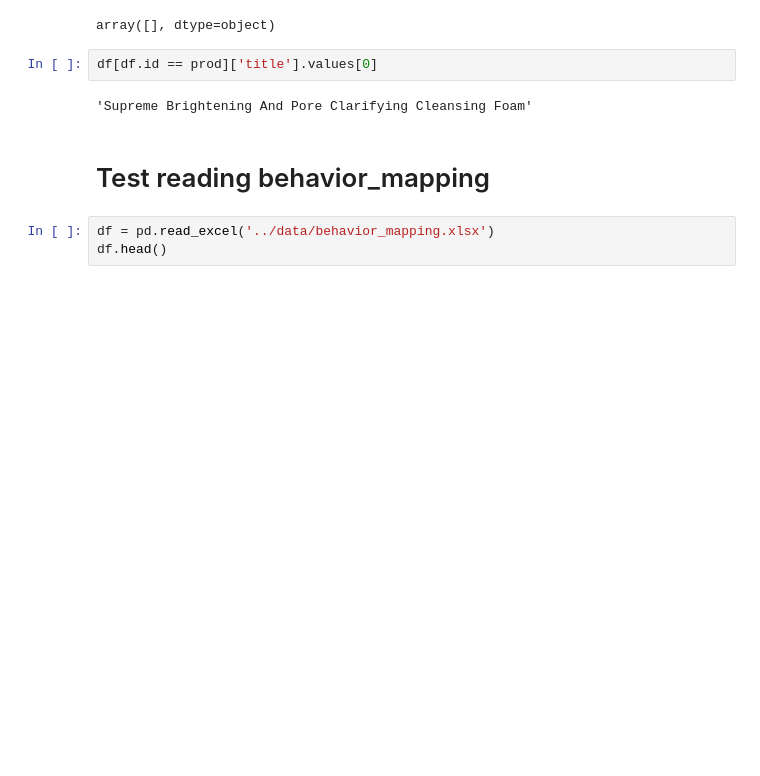
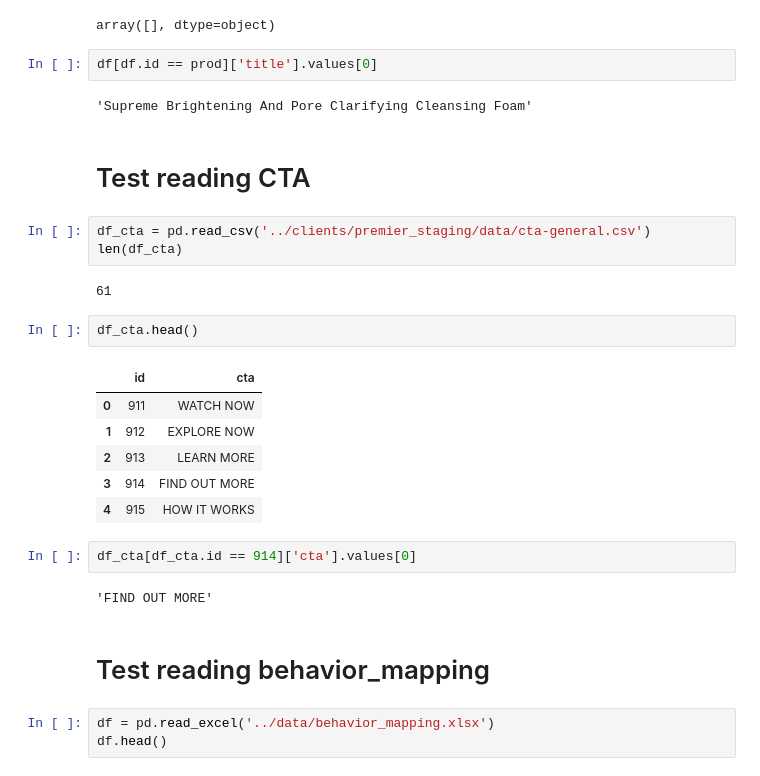
Before and after one commit to LironUxpera/LironUxpera, a Jupyter notebook: notebooks/investigate.ipynb, the cells around one changed output. Saved outputs shown, nothing was run; the diff lists cells and outputs as text; blank space fills up the shorter version.

```diff
--- a/notebooks/investigate.ipynb
+++ b/notebooks/investigate.ipynb
@@ -158,6 +158,26 @@ array([], dtype=object)
 df[df.id == prod]['title'].values[0]
 # %% [output]
 'Supreme Brightening And Pore Clarifying Cleansing Foam'
+# %% [markdown]
+# Test reading CTA
+# %%
+df_cta = pd.read_csv('../clients/premier_staging/data/cta-general.csv')
+len(df_cta)
+# %% [output]
+61
+# %%
+df_cta.head()
+# %% [output]
+|  | id | cta |
+| 0 | 911 | WATCH NOW |
+| 1 | 912 | EXPLORE NOW |
+| 2 | 913 | LEARN MORE |
+| 3 | 914 | FIND OUT MORE |
+| 4 | 915 | HOW IT WORKS |
+# %%
+df_cta[df_cta.id == 914]['cta'].values[0]
+# %% [output]
+'FIND OUT MORE'
 # %% [markdown]
 # Test reading behavior_mapping
 # %%
```
Also changed, not shown: 2 other files.
